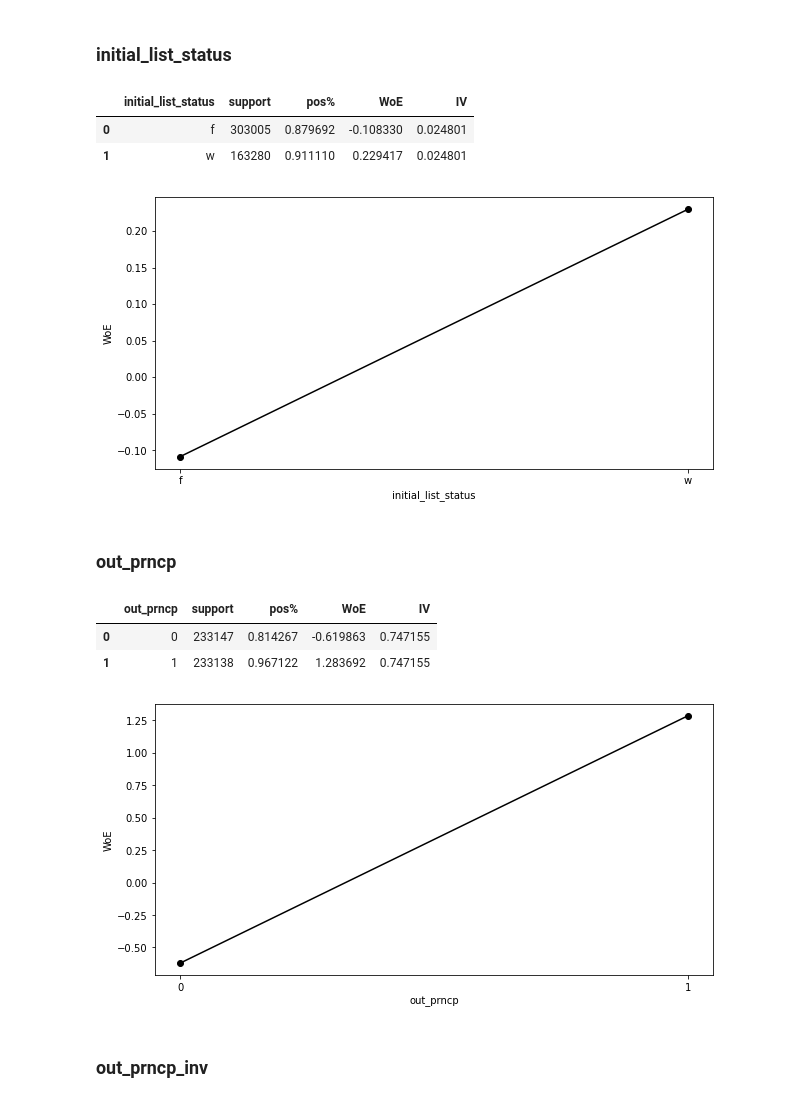
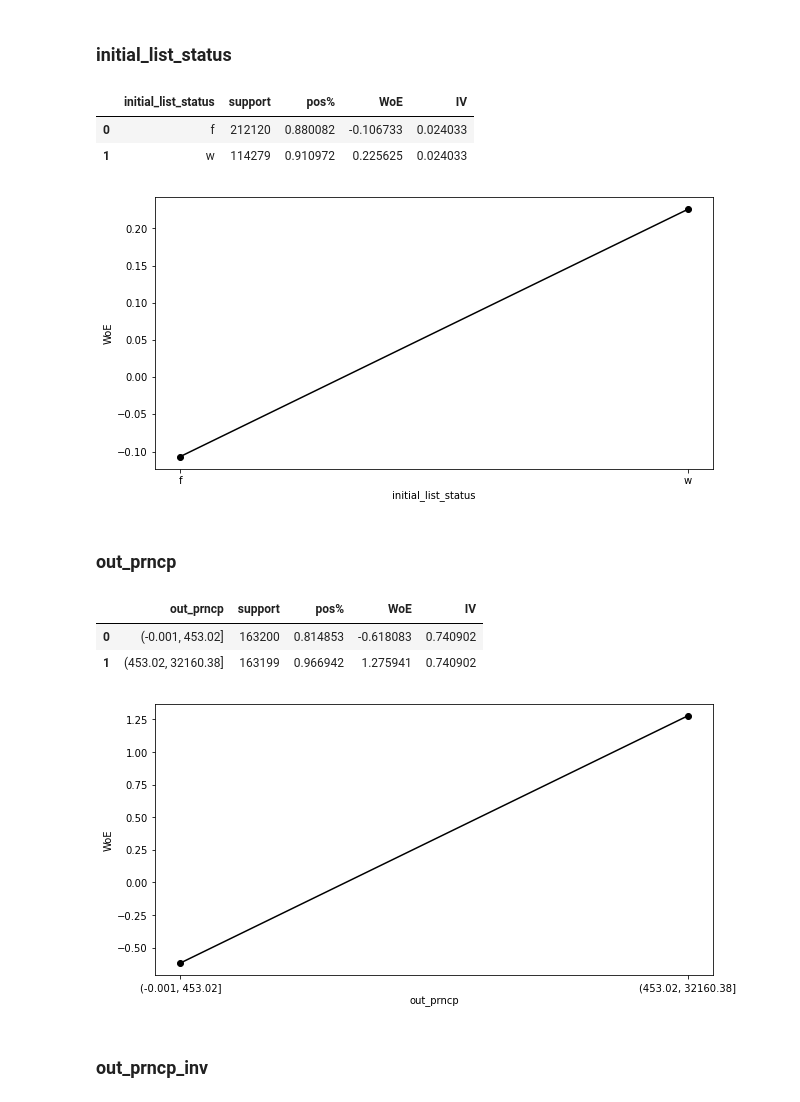
Before and after one commit to Ach113/Loan-Approval-Scoring-System, a Jupyter notebook: LoanApprovalScoring.ipynb, the cells around one changed output. Cells and saved outputs as stored; diff of their text form; code cells hidden in the pictures.

```diff
--- a/LoanApprovalScoring.ipynb
+++ b/LoanApprovalScoring.ipynb
@@ -27,3 +49,7 @@ data.head()
+# %%
+# split into train/test with ratio 7:3
+TEST = data.sample(frac=0.3, axis=0)
+data = data.drop(index=TEST.index, axis=0)
 # %%
 def calculate_woe(df, feature, y):
     ''' calculates WoE and IV for each feature '''
@@ -551,22 +557,21 @@ plot_woe(df_temp)
 df_temp
 # %% [output]
 |  | initial_list_status | support | pos% | WoE | IV |
-| 0 | f | 303005 | 0.879692 | -0.108330 | 0.024801 |
-| 1 | w | 163280 | 0.911110 | 0.229417 | 0.024801 |
+| 0 | f | 212120 | 0.880082 | -0.106733 | 0.024033 |
+| 1 | w | 114279 | 0.910972 | 0.225625 | 0.024033 |
 [figure]
 # %% [markdown]
 ### out_prncp
-# %%
-data['out_prncp'] = data['out_prncp'].apply(lambda x: 0 if x < 442 else 1)
 # %%
-df_temp = calculate_woe(data, 'out_prncp', data['loan_status'])
+X_woe['out_prncp'] = pd.qcut(data['out_prncp'], 2, duplicates='drop')
+df_temp = calculate_woe(X_woe, 'out_prncp', data['loan_status'])
 plot_woe(df_temp)
 df_temp
 # %% [output]
 |  | out_prncp | support | pos% | WoE | IV |
-| 0 | 0 | 233147 | 0.814267 | -0.619863 | 0.747155 |
-| 1 | 1 | 233138 | 0.967122 | 1.283692 | 0.747155 |
+| 0 | (-0.001, 453.02] | 163200 | 0.814853 | -0.618083 | 0.740902 |
+| 1 | (453.02, 32160.38] | 163199 | 0.966942 | 1.275941 | 0.740902 |
-[figure, old version]
+[figure, new version]
 # %% [markdown]
 ### out_prncp_inv
 # %%
```
Also changed, not shown: parts of 55 cells of this notebook.
